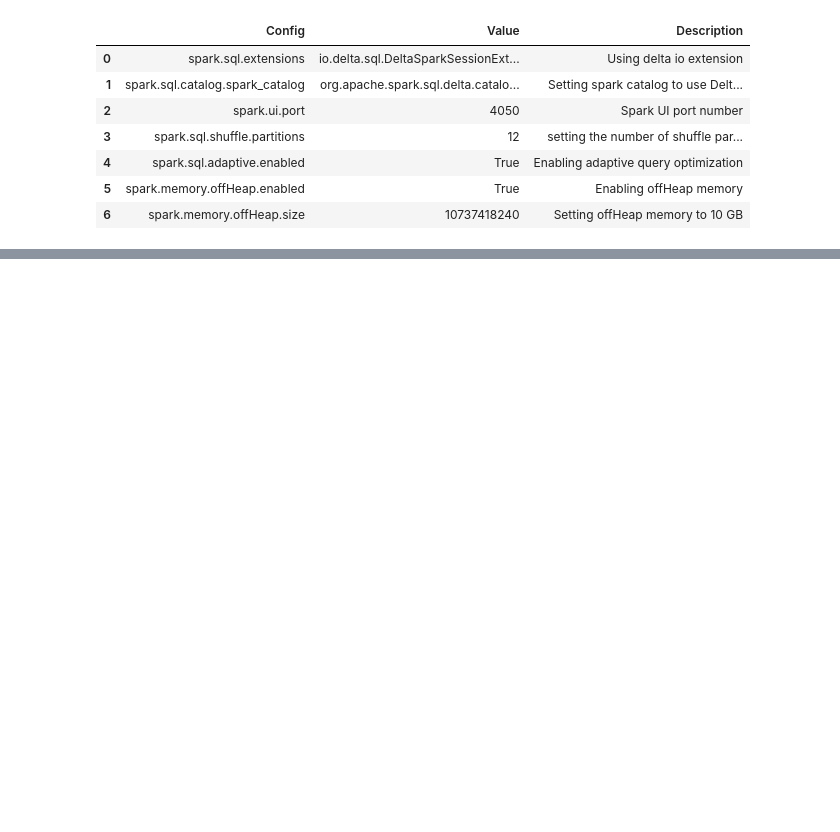
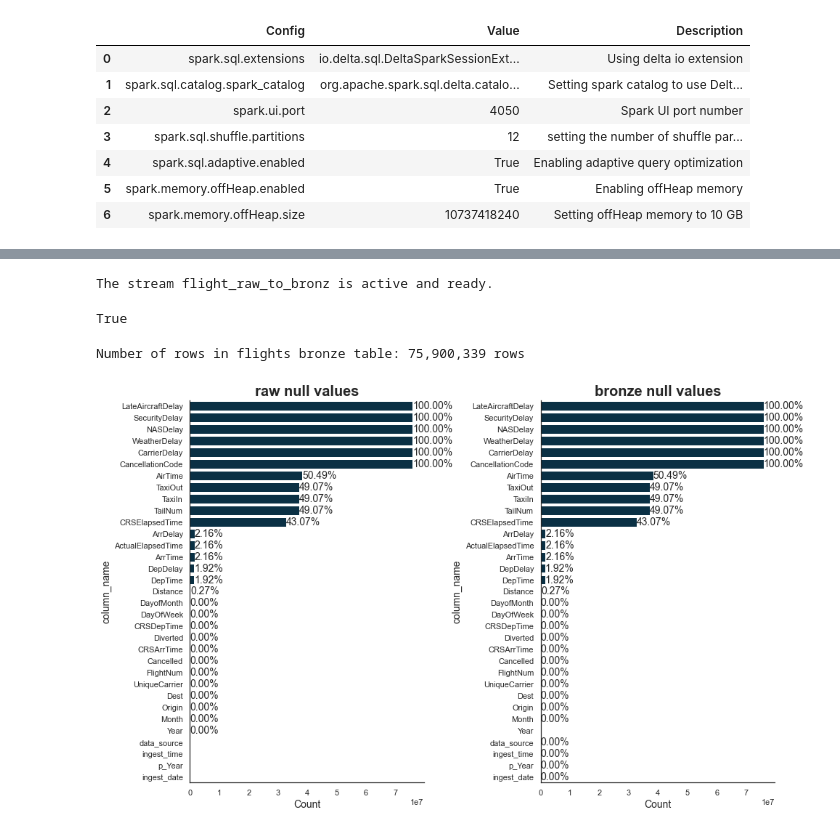
Before and after one commit to ahmed-gharib89/flights-delta-lake, a Jupyter notebook: Capstone Project Template.ipynb, the cells around one changed output, grey strips where cells are left out. Saved outputs shown, nothing was run; the diff lists cells and outputs as text; code cells hidden in the pictures; blank space fills up the shorter version.

```diff
--- a/Capstone Project Template.ipynb
+++ b/Capstone Project Template.ipynb
@@ -939,0 +344,6 @@ Create a data dictionary for your data model. For each field, provide a brief de
+# %%
+# Wait until the stream is ready
+until_stream_is_ready(spark, 'flight_raw_to_bronz')
+# %% [output]
+The stream flight_raw_to_bronz is active and ready.
+True
@@ -939,0 +353,14 @@ Create a data dictionary for your data model. For each field, provide a brief de
+# %%
+flights_bronze_df = spark.read.table('flight_bronz')
+# %%
+print(f'Number of rows in flights bronze table: {flights_bronze_df.count():,} rows')
+# %% [output]
+Number of rows in flights bronze table: 75,900,339 rows
+# %%
+# Add bronze table to explore_flights class
+explore_flights.add(flights_bronze_df, 'bronze')
+# %%
+# Compare null values after transformation
+nulls_df = explore_flights.explore_nulls(bar_chart=True)
+# %% [output]
+[figure, added]
```
Also changed, not shown: parts of 194 cells of this notebook.
